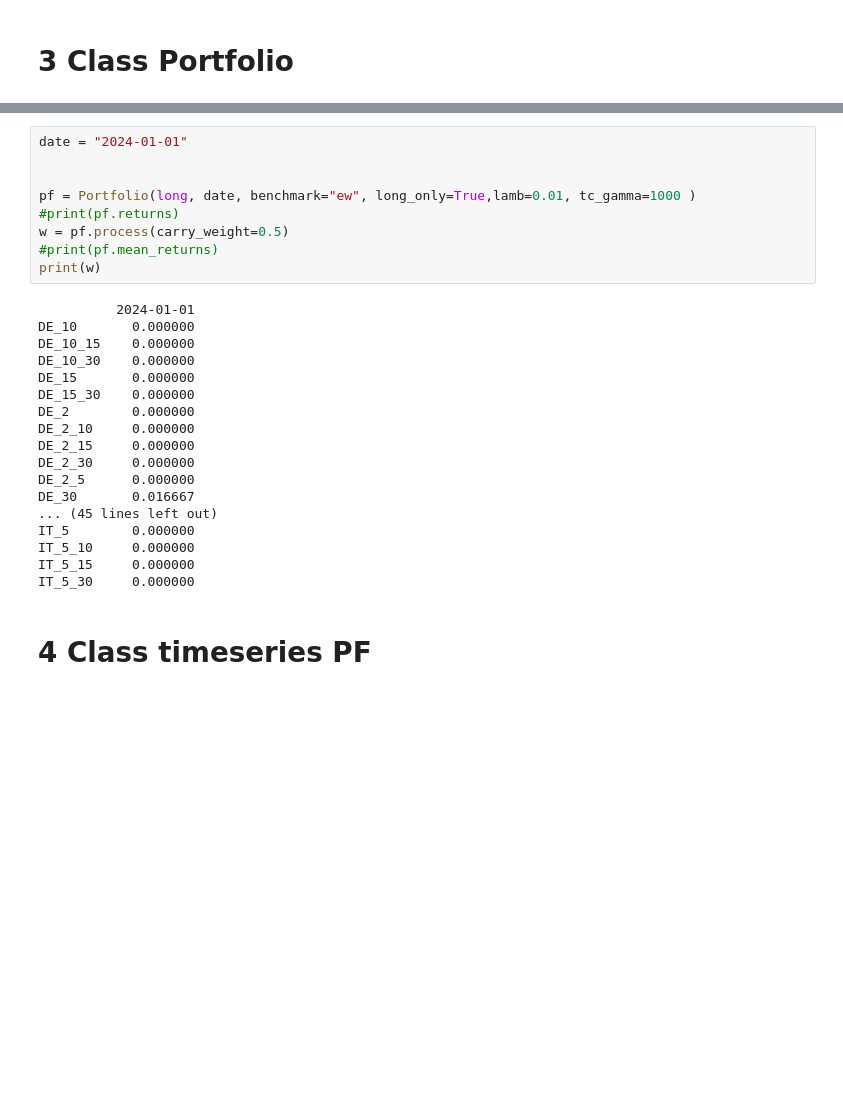
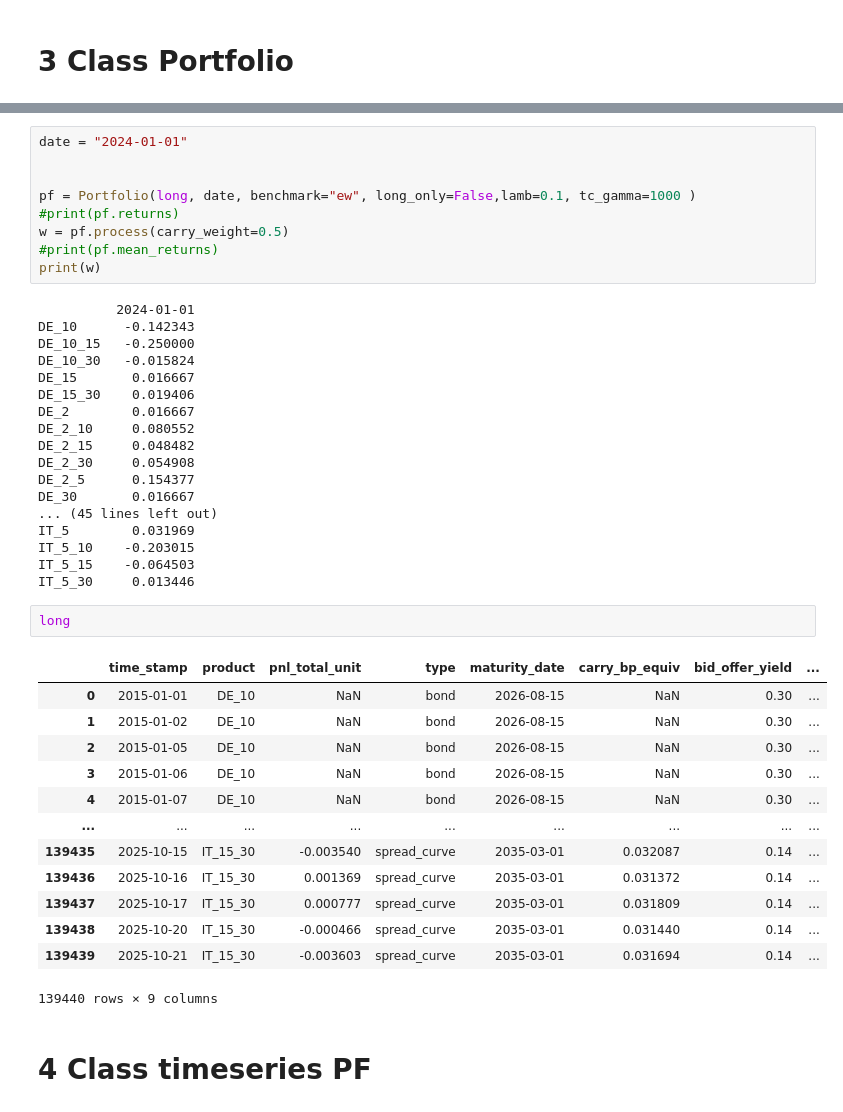
Before and after one commit to pradosth0/Markowitz_based_portfolio_allocation, a Jupyter notebook: pf_V2.ipynb, the cells around one changed output, grey strips where cells are left out. Saved outputs shown, nothing was run; the diff lists cells and outputs as text; blank space fills up the shorter version.

```diff
--- a/pf_V2.ipynb
+++ b/pf_V2.ipynb
@@ -1332,29 +1431,45 @@ class Portfolio:
 date = "2024-01-01"
 
 
-pf = Portfolio(long, date, benchmark="ew", long_only=True,lamb=0.01, tc_gamma=1000 )
+pf = Portfolio(long, date, benchmark="ew", long_only=False,lamb=0.1, tc_gamma=1000 )
 #print(pf.returns)
 w = pf.process(carry_weight=0.5)
 #print(pf.mean_returns)
 print(w)
 # %% [output]
           2024-01-01
-DE_10       0.000000
-DE_10_15    0.000000
-DE_10_30    0.000000
-DE_15       0.000000
-DE_15_30    0.000000
-DE_2        0.000000
-DE_2_10     0.000000
-DE_2_15     0.000000
-DE_2_30     0.000000
-DE_2_5      0.000000
+DE_10      -0.142343
+DE_10_15   -0.250000
+DE_10_30   -0.015824
+DE_15       0.016667
+DE_15_30    0.019406
+DE_2        0.016667
+DE_2_10     0.080552
+DE_2_15     0.048482
+DE_2_30     0.054908
+DE_2_5      0.154377
 DE_30       0.016667
 ... (45 lines left out)
-IT_5        0.000000
-IT_5_10     0.000000
-IT_5_15     0.000000
-IT_5_30     0.000000
+IT_5        0.031969
+IT_5_10    -0.203015
+IT_5_15    -0.064503
+IT_5_30     0.013446
+# %%
+long
+# %% [output]
+|  | time_stamp | product | pnl_total_unit | type | maturity_date | carry_bp_equiv | bid_offer_yield | ... |
+| 0 | 2015-01-01 | DE_10 | NaN | bond | 2026-08-15 | NaN | 0.30 | ... |
+| 1 | 2015-01-02 | DE_10 | NaN | bond | 2026-08-15 | NaN | 0.30 | ... |
+| 2 | 2015-01-05 | DE_10 | NaN | bond | 2026-08-15 | NaN | 0.30 | ... |
+| 3 | 2015-01-06 | DE_10 | NaN | bond | 2026-08-15 | NaN | 0.30 | ... |
+| 4 | 2015-01-07 | DE_10 | NaN | bond | 2026-08-15 | NaN | 0.30 | ... |
+| ... | ... | ... | ... | ... | ... | ... | ... | ... |
+| 139435 | 2025-10-15 | IT_15_30 | -0.003540 | spread_curve | 2035-03-01 | 0.032087 | 0.14 | ... |
+| 139436 | 2025-10-16 | IT_15_30 | 0.001369 | spread_curve | 2035-03-01 | 0.031372 | 0.14 | ... |
+| 139437 | 2025-10-17 | IT_15_30 | 0.000777 | spread_curve | 2035-03-01 | 0.031809 | 0.14 | ... |
+| 139438 | 2025-10-20 | IT_15_30 | -0.000466 | spread_curve | 2035-03-01 | 0.031440 | 0.14 | ... |
+| 139439 | 2025-10-21 | IT_15_30 | -0.003603 | spread_curve | 2035-03-01 | 0.031694 | 0.14 | ... |
+139440 rows × 9 columns
 # %% [markdown]
 # 4 Class timeseries PF
 # %%
```
Also changed, not shown: parts of 5 cells of this notebook.
